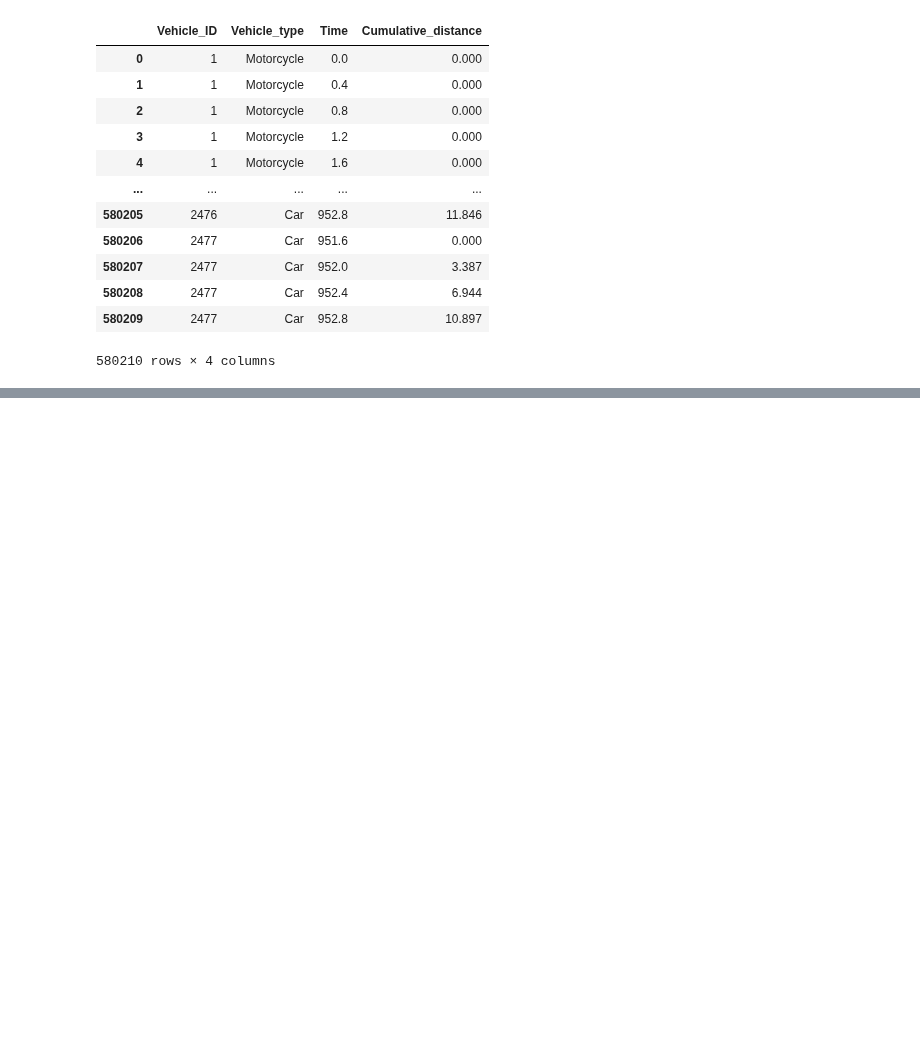
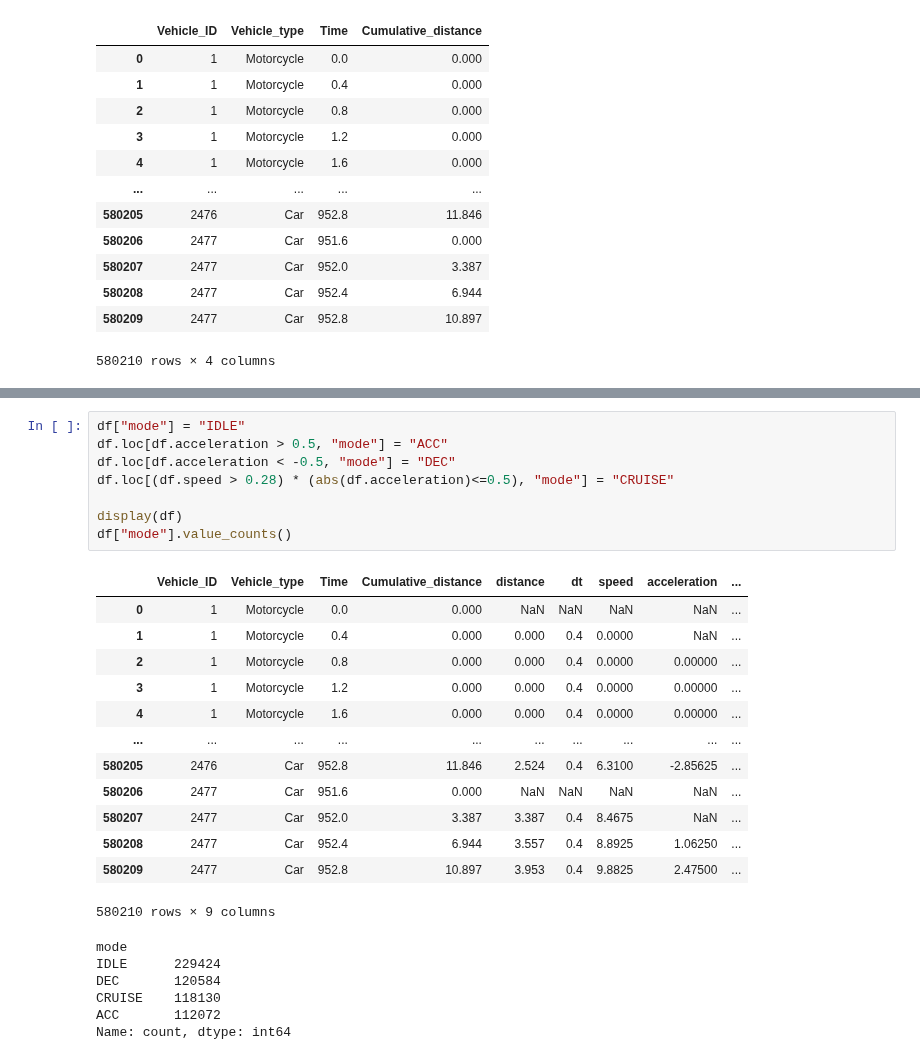
Before and after one commit to s221568/Trafic, a Jupyter notebook: Lab 2/JA.ipynb, the cells around one changed output, grey strips where cells are left out. Cells and saved outputs as stored; diff of their text form; blank space fills up the shorter version.

```diff
--- a/Lab 2/JA.ipynb
+++ b/Lab 2/JA.ipynb
@@ -64,0 +59,28 @@ AttributeError: 'function' object has no attribute 'unique'
+# %%
+df["mode"] = "IDLE"
+df.loc[df.acceleration > 0.5, "mode"] = "ACC"
+df.loc[df.acceleration < -0.5, "mode"] = "DEC"
+df.loc[(df.speed > 0.28) * (abs(df.acceleration)<=0.5), "mode"] = "CRUISE"
+
+display(df)
+df["mode"].value_counts()
+# %% [output]
+|  | Vehicle_ID | Vehicle_type | Time | Cumulative_distance | distance | dt | speed | acceleration | ... |
+| 0 | 1 | Motorcycle | 0.0 | 0.000 | NaN | NaN | NaN | NaN | ... |
+| 1 | 1 | Motorcycle | 0.4 | 0.000 | 0.000 | 0.4 | 0.0000 | NaN | ... |
+| 2 | 1 | Motorcycle | 0.8 | 0.000 | 0.000 | 0.4 | 0.0000 | 0.00000 | ... |
+| 3 | 1 | Motorcycle | 1.2 | 0.000 | 0.000 | 0.4 | 0.0000 | 0.00000 | ... |
+| 4 | 1 | Motorcycle | 1.6 | 0.000 | 0.000 | 0.4 | 0.0000 | 0.00000 | ... |
+| ... | ... | ... | ... | ... | ... | ... | ... | ... | ... |
+| 580205 | 2476 | Car | 952.8 | 11.846 | 2.524 | 0.4 | 6.3100 | -2.85625 | ... |
+| 580206 | 2477 | Car | 951.6 | 0.000 | NaN | NaN | NaN | NaN | ... |
+| 580207 | 2477 | Car | 952.0 | 3.387 | 3.387 | 0.4 | 8.4675 | NaN | ... |
+| 580208 | 2477 | Car | 952.4 | 6.944 | 3.557 | 0.4 | 8.8925 | 1.06250 | ... |
+| 580209 | 2477 | Car | 952.8 | 10.897 | 3.953 | 0.4 | 9.8825 | 2.47500 | ... |
+580210 rows × 9 columns
+mode
+IDLE      229424
+DEC       120584
+CRUISE    118130
+ACC       112072
+Name: count, dtype: int64
```
Also changed, not shown: parts of 6 cells of this notebook.
